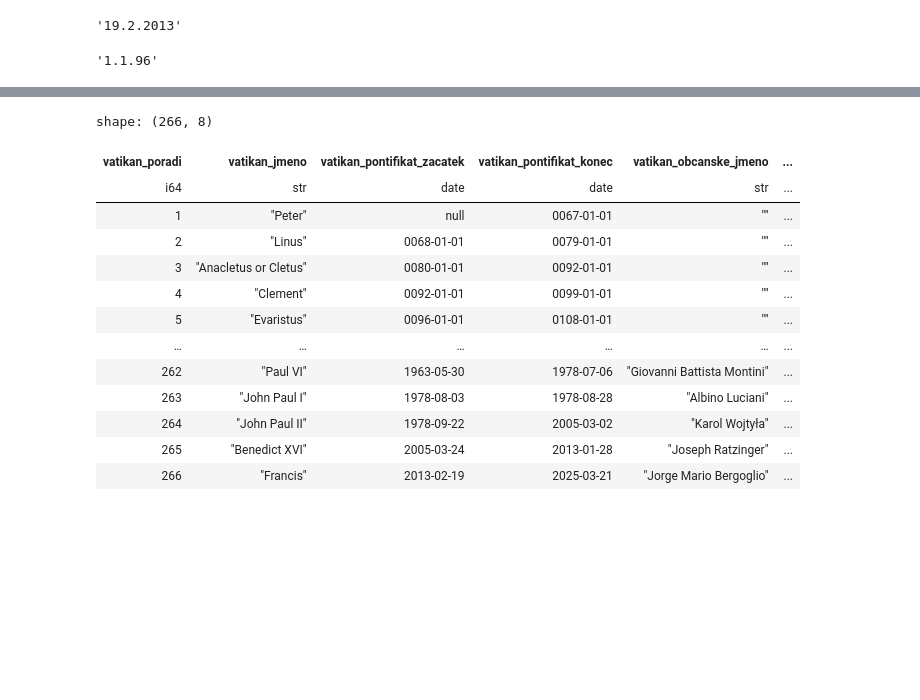
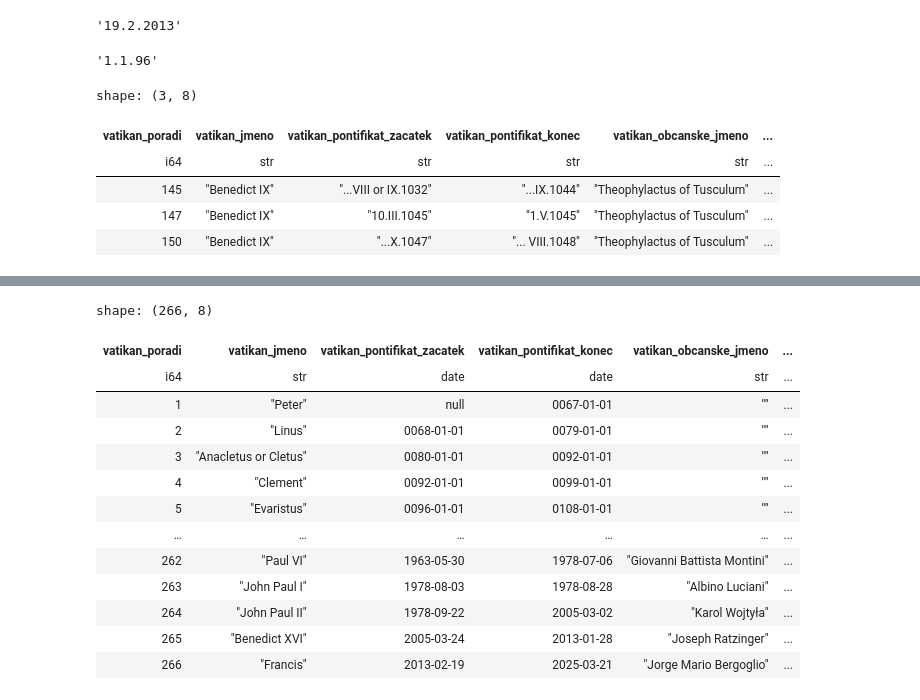
Before and after one commit to DataRozhlas/papezstvo, a Jupyter notebook: 007_vatikanska_data_cisteni.ipynb, the cells around one changed output, grey strips where cells are left out. Cells and saved outputs as stored; diff of their text form; code cells hidden in the pictures; blank space fills up the shorter version.

```diff
--- a/007_vatikanska_data_cisteni.ipynb
+++ b/007_vatikanska_data_cisteni.ipynb
@@ -84,3 +97,12 @@ ciste_datum("13,19.III.2013")
 ciste_datum("99 or 96"	)
 # %% [output]
 '1.1.96'
+# %%
+df.filter(pl.col('vatikan_jmeno') == 'Benedict IX')
+# %% [output]
+shape: (3, 8)
+| vatikan_poradi | vatikan_jmeno | vatikan_pontifikat_zacatek | vatikan_pontifikat_konec | vatikan_obcanske_jmeno | ... |
+| i64 | str | str | str | str | ... |
+| 145 | "Benedict IX" | "...VIII or IX.1032" | "...IX.1044" | "Theophylactus of Tusculum" | ... |
+| 147 | "Benedict IX" | "10.III.1045" | "1.V.1045" | "Theophylactus of Tusculum" | ... |
+| 150 | "Benedict IX" | "...X.1047" | "... VIII.1048" | "Theophylactus of Tusculum" | ... |
```
Also changed, not shown: parts of 6 cells of this notebook, 9 other files.
